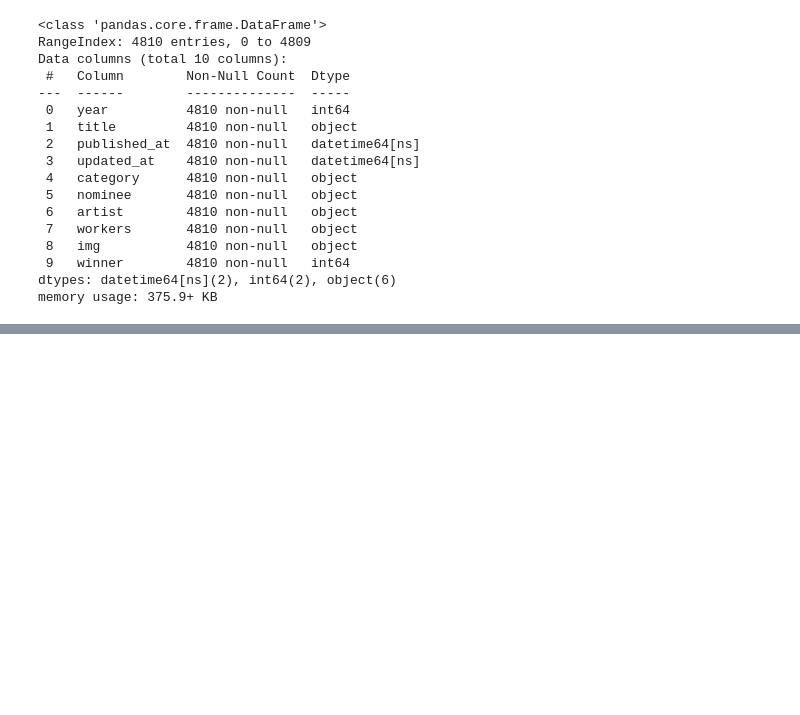
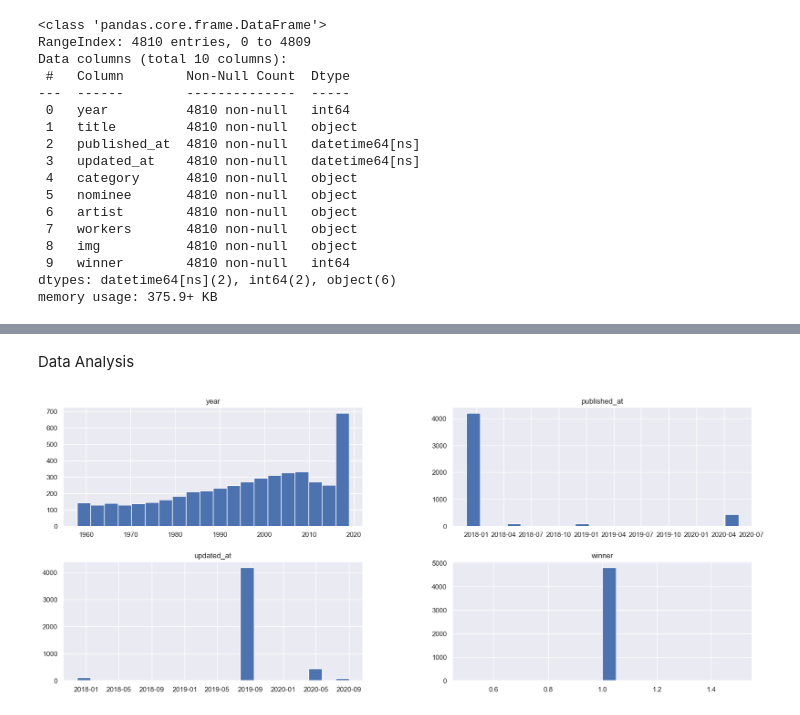
Before and after one commit to sslo12/Workshop_2_Airflow_ETL, a Jupyter notebook: Notebooks/EDA_grammy.ipynb, the cells around one changed output, grey strips where cells are left out. Cells and saved outputs as stored; diff of their text form; code cells hidden in the pictures; blank space fills up the shorter version.

```diff
--- a/Notebooks/EDA_grammy.ipynb
+++ b/Notebooks/EDA_grammy.ipynb
@@ -61,0 +99,7 @@ memory usage: 375.9+ KB
+# %% [markdown]
+Data Analysis
+# %%
+grammy.hist(figsize=(20, 8), bins=20)
+plt.show()
+# %% [output]
+[figure, added]
```
Also changed, not shown: parts of 13 cells of this notebook, 1 other file.
